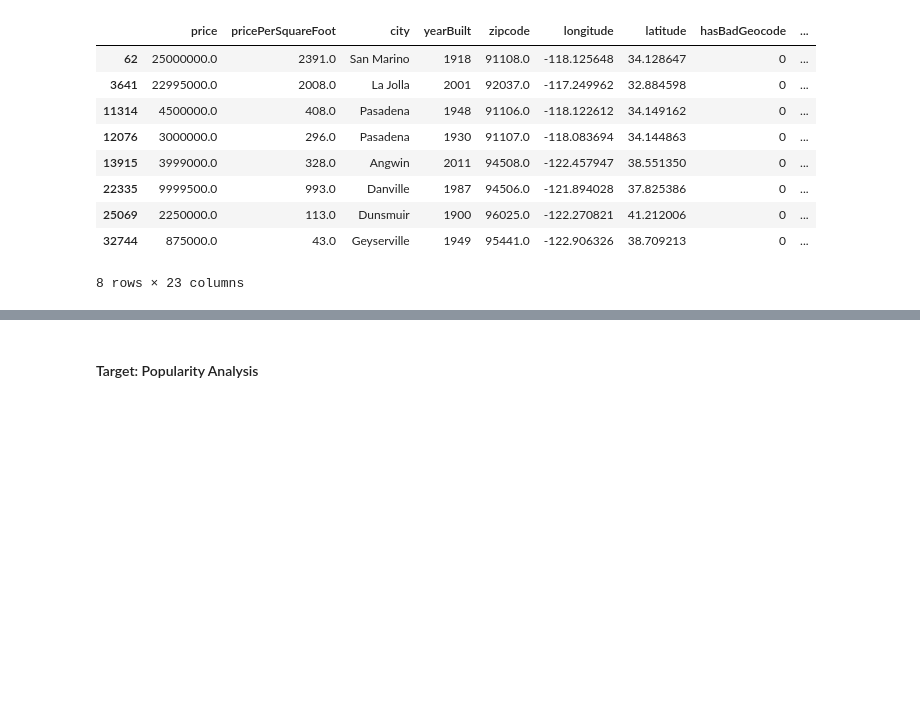
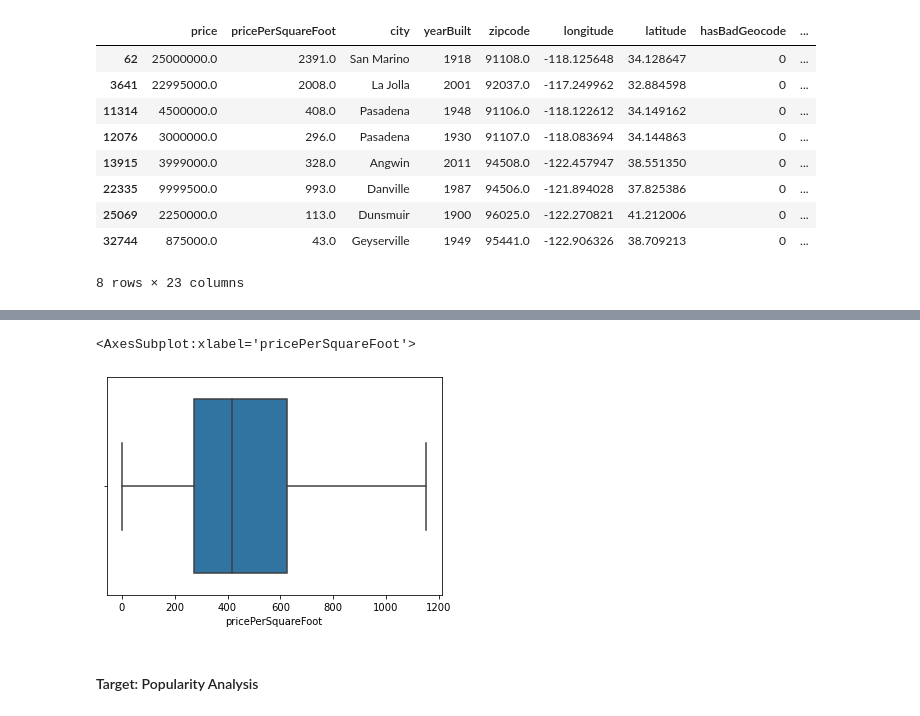
Before and after one commit to erin-vu/real_estate, a Jupyter notebook: Real Estate Analysis.ipynb, the cells around one changed output, grey strips where cells are left out. Cells and saved outputs as stored; diff of their text form; code cells hidden in the pictures; blank space fills up the shorter version.

```diff
--- a/Real Estate Analysis.ipynb
+++ b/Real Estate Analysis.ipynb
@@ -606,0 +700,5 @@ df_single[df_single['livingArea'] > 10000]
+# %%
+sns.boxplot(df_single['pricePerSquareFoot'], showfliers=False)
+# %% [output]
+<AxesSubplot:xlabel='pricePerSquareFoot'>
+[figure, added]
```
Also changed, not shown: parts of 23 cells of this notebook.
